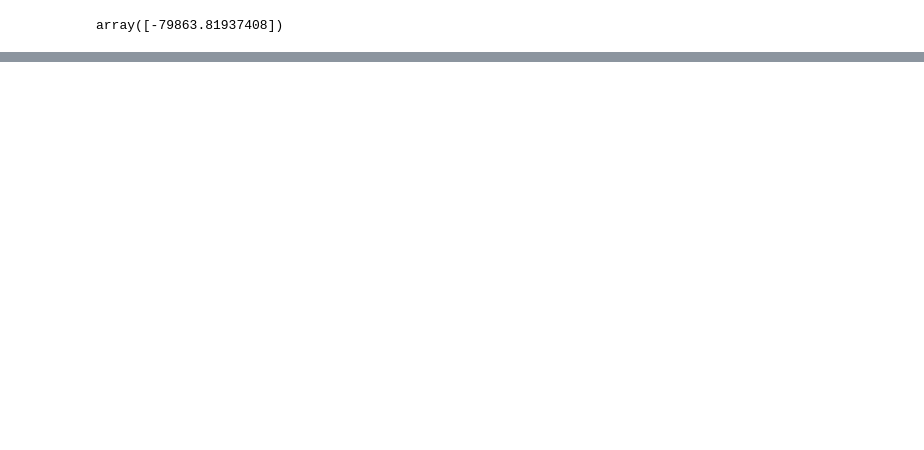
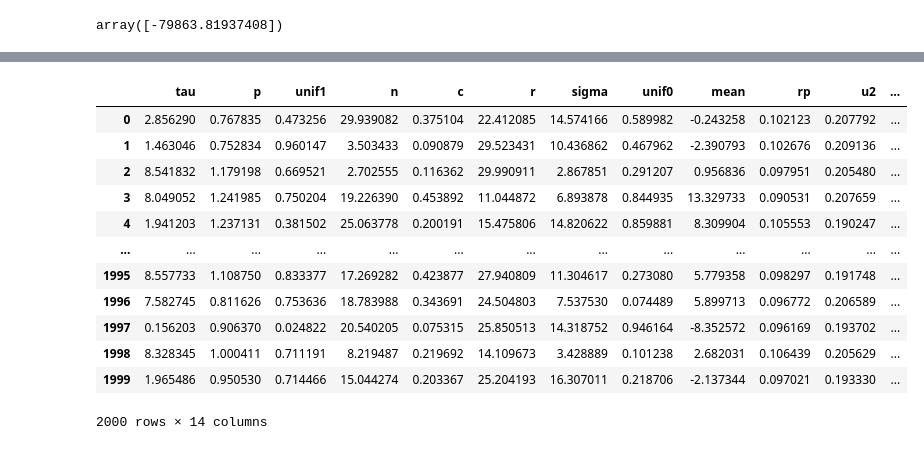
Before and after one commit to ssagynbayeva/starry-project, a Jupyter notebook: SyntheticData.ipynb, the cells around one changed output, grey strips where cells are left out. Cells and saved outputs as stored; diff of their text form; code cells hidden in the pictures; blank space fills up the shorter version.

```diff
--- a/SyntheticData.ipynb
+++ b/SyntheticData.ipynb
@@ -251,0 +392,20 @@ Error:
+# %%
+import corner
+
+samples = pm.trace_to_dataframe(trace, varnames=["tau", "p", "unif1", "n", "c", "r", "sigma", "unif0", "mean", "rp", "u2", "u1", "t0", "porb"])
+# %%
+samples
+# %% [output]
+|  | tau | p | unif1 | n | c | r | sigma | unif0 | mean | rp | u2 | ... |
+| 0 | 2.856290 | 0.767835 | 0.473256 | 29.939082 | 0.375104 | 22.412085 | 14.574166 | 0.589982 | -0.243258 | 0.102123 | 0.207792 | ... |
+| 1 | 1.463046 | 0.752834 | 0.960147 | 3.503433 | 0.090879 | 29.523431 | 10.436862 | 0.467962 | -2.390793 | 0.102676 | 0.209136 | ... |
+| 2 | 8.541832 | 1.179198 | 0.669521 | 2.702555 | 0.116362 | 29.990911 | 2.867851 | 0.291207 | 0.956836 | 0.097951 | 0.205480 | ... |
+| 3 | 8.049052 | 1.241985 | 0.750204 | 19.226390 | 0.453892 | 11.044872 | 6.893878 | 0.844935 | 13.329733 | 0.090531 | 0.207659 | ... |
+| 4 | 1.941203 | 1.237131 | 0.381502 | 25.063778 | 0.200191 | 15.475806 | 14.820622 | 0.859881 | 8.309904 | 0.105553 | 0.190247 | ... |
+| ... | ... | ... | ... | ... | ... | ... | ... | ... | ... | ... | ... | ... |
+| 1995 | 8.557733 | 1.108750 | 0.833377 | 17.269282 | 0.423877 | 27.940809 | 11.304617 | 0.273080 | 5.779358 | 0.098297 | 0.191748 | ... |
+| 1996 | 7.582745 | 0.811626 | 0.753636 | 18.783988 | 0.343691 | 24.504803 | 7.537530 | 0.074489 | 5.899713 | 0.096772 | 0.206589 | ... |
+| 1997 | 0.156203 | 0.906370 | 0.024822 | 20.540205 | 0.075315 | 25.850513 | 14.318752 | 0.946164 | -8.352572 | 0.096169 | 0.193702 | ... |
+| 1998 | 8.328345 | 1.000411 | 0.711191 | 8.219487 | 0.219692 | 14.109673 | 3.428889 | 0.101238 | 2.682031 | 0.106439 | 0.205629 | ... |
+| 1999 | 1.965486 | 0.950530 | 0.714466 | 15.044274 | 0.203367 | 25.204193 | 16.307011 | 0.218706 | -2.137344 | 0.097021 | 0.193330 | ... |
+2000 rows × 14 columns
```
Also changed, not shown: parts of 21 cells of this notebook.
